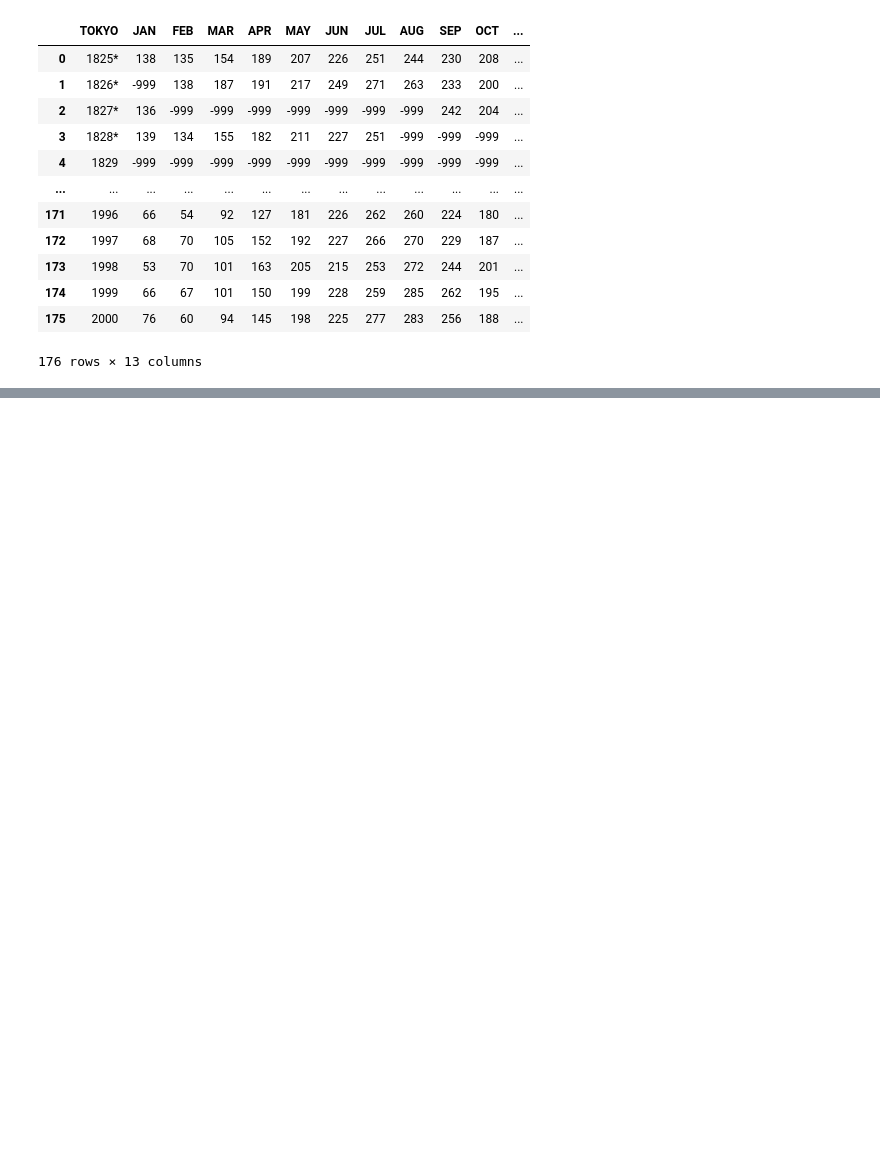
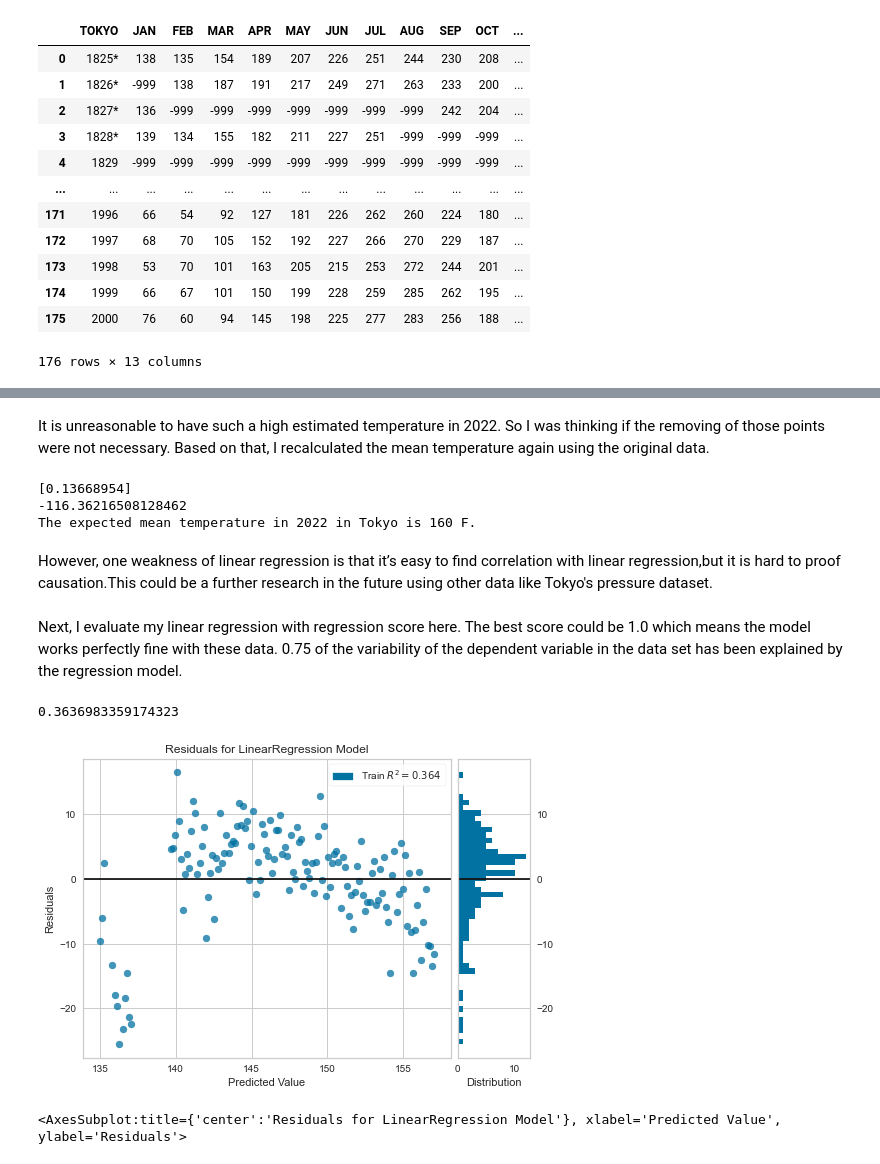
Before and after one commit to enya126/Machine-Learning, a Jupyter notebook: term project.ipynb, the cells around one changed output, grey strips where cells are left out. Cells and saved outputs as stored; diff of their text form; code cells hidden in the pictures; blank space fills up the shorter version.

```diff
--- a/term project.ipynb
+++ b/term project.ipynb
@@ -56,0 +130,38 @@ df_t['mean_temp'] = df_t.mean(axis = 1)
+# %% [markdown]
+It is unreasonable to have such a high estimated temperature in 2022. So I was thinking if the removing of those points were not necessary. Based on that, I recalculated the mean temperature again using the original data.
+# %%
+my_X = np.vstack((df_t['year'], )).T
+my_y = df_t['mean_temp']
+reg = LinearRegression().fit(my_X, my_y)
+print(reg.coef_)
+print(reg.intercept_)
+x = 2022
+y = 0.13668954*x - 116.36216508128462
+print('The expected mean temperature in 2022 in Tokyo is', int(y), 'F.')
+# %% [output]
+[0.13668954]
+-116.36216508128462
+The expected mean temperature in 2022 in Tokyo is 160 F.
+# %% [markdown]
+However, one weakness of linear regression is that it’s easy to find correlation with linear regression,but it is hard to proof causation.This could be a further research in the future using other data like Tokyo's pressure dataset.
+# %% [markdown]
+Next, I evaluate my linear regression with regression score here. The best score could be 1.0 which means the model works perfectly fine with these data. 0.75 of the variability of the dependent variable in the data set has been explained by the regression model.
+# %%
+reg.score(my_X, my_y)
+# %% [output]
+0.3636983359174323
+# %%
+# residual plot
+# Create the train and test data
+X_train, X_test, y_train, y_test = train_test_split(my_X, my_y, test_size=0.3, random_state=123)
+
+# Instantiate the linear model and visualizer
+model = LinearRegression()
+visualizer = ResidualsPlot(model)
+
+visualizer.fit(my_X, my_y)  # Fit the training data to the visualizer
+# visualizer.score(X_test, y_test)  # Evaluate the model on the test data
+visualizer.show()                 # Finalize and render the figure
+# %% [output]
+[figure, added]
+<AxesSubplot:title={'center':'Residuals for LinearRegression Model'}, xlabel='Predicted Value', ylabel='Residuals'>
```
Also changed, not shown: parts of 19 cells of this notebook.
